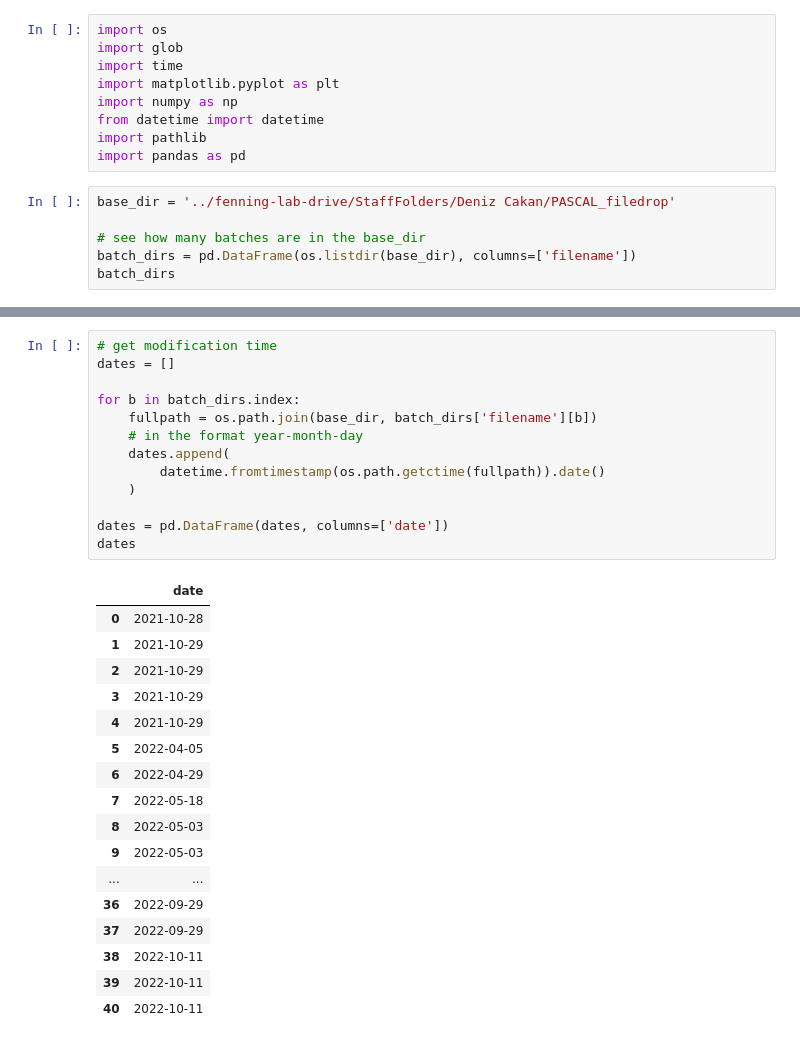
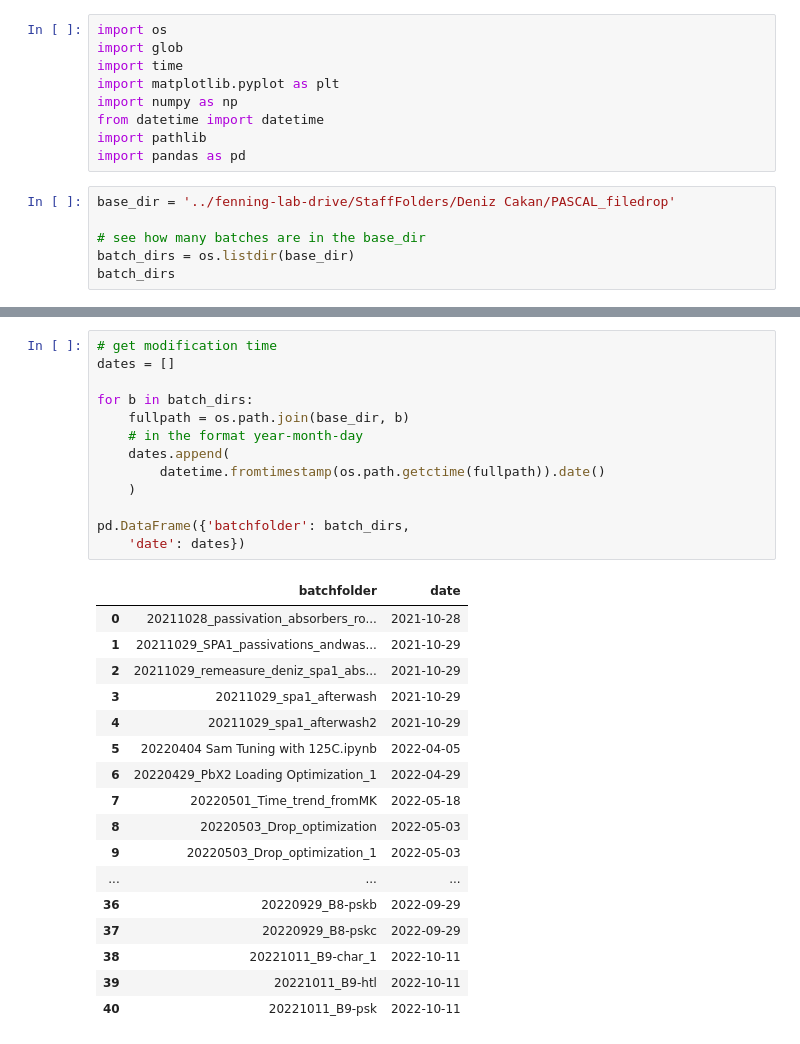
Before and after one commit to fenning-research-group/PASCAL_TrainView, a Jupyter notebook: directory_analysis.ipynb, the cells around one changed output, grey strips where cells are left out. Drawn from its saved outputs; the diff is of its cells as text.

```diff
--- a/directory_analysis.ipynb
+++ b/directory_analysis.ipynb
@@ -19,6 +19,6 @@ import pandas as pd
 base_dir = '../fenning-lab-drive/StaffFolders/Deniz Cakan/PASCAL_filedrop'
 
 # see how many batches are in the base_dir
-batch_dirs = pd.DataFrame(os.listdir(base_dir), columns=['filename'])
+batch_dirs = os.listdir(base_dir)
 batch_dirs
 # %% [output]
@@ -42,34 +42,34 @@ batch_dirs
 # %%
 # get modification time
 dates = []
 
-for b in batch_dirs.index:
-    fullpath = os.path.join(base_dir, batch_dirs['filename'][b])
+for b in batch_dirs:
+    fullpath = os.path.join(base_dir, b)
     # in the format year-month-day
     dates.append(
         datetime.fromtimestamp(os.path.getctime(fullpath)).date()
     )
 
-dates = pd.DataFrame(dates, columns=['date'])
-dates
+pd.DataFrame({'batchfolder': batch_dirs,
+    'date': dates})
 # %% [output]
-|  | date |
-| 0 | 2021-10-28 |
-| 1 | 2021-10-29 |
-| 2 | 2021-10-29 |
-| 3 | 2021-10-29 |
-| 4 | 2021-10-29 |
-| 5 | 2022-04-05 |
-| 6 | 2022-04-29 |
-| 7 | 2022-05-18 |
-| 8 | 2022-05-03 |
-| 9 | 2022-05-03 |
-| ... | ... |
-| 36 | 2022-09-29 |
-| 37 | 2022-09-29 |
-| 38 | 2022-10-11 |
-| 39 | 2022-10-11 |
-| 40 | 2022-10-11 |
+|  | batchfolder | date |
+| 0 | 20211028_passivation_absorbers_ro... | 2021-10-28 |
+| 1 | 20211029_SPA1_passivations_andwas... | 2021-10-29 |
+| 2 | 20211029_remeasure_deniz_spa1_abs... | 2021-10-29 |
+| 3 | 20211029_spa1_afterwash | 2021-10-29 |
+| 4 | 20211029_spa1_afterwash2 | 2021-10-29 |
+| 5 | 20220404 Sam Tuning with 125C.ipynb | 2022-04-05 |
+| 6 | 20220429_PbX2 Loading Optimization_1 | 2022-04-29 |
+| 7 | 20220501_Time_trend_fromMK | 2022-05-18 |
+| 8 | 20220503_Drop_optimization | 2022-05-03 |
+| 9 | 20220503_Drop_optimization_1 | 2022-05-03 |
+| ... | ... | ... |
+| 36 | 20220929_B8-pskb | 2022-09-29 |
+| 37 | 20220929_B8-pskc | 2022-09-29 |
+| 38 | 20221011_B9-char_1 | 2022-10-11 |
+| 39 | 20221011_B9-htl | 2022-10-11 |
+| 40 | 20221011_B9-psk | 2022-10-11 |
 # %%
 import matplotlib.dates as mdates
 # plot the dates of batches
```
Also changed, not shown: parts of 2 cells of this notebook.
